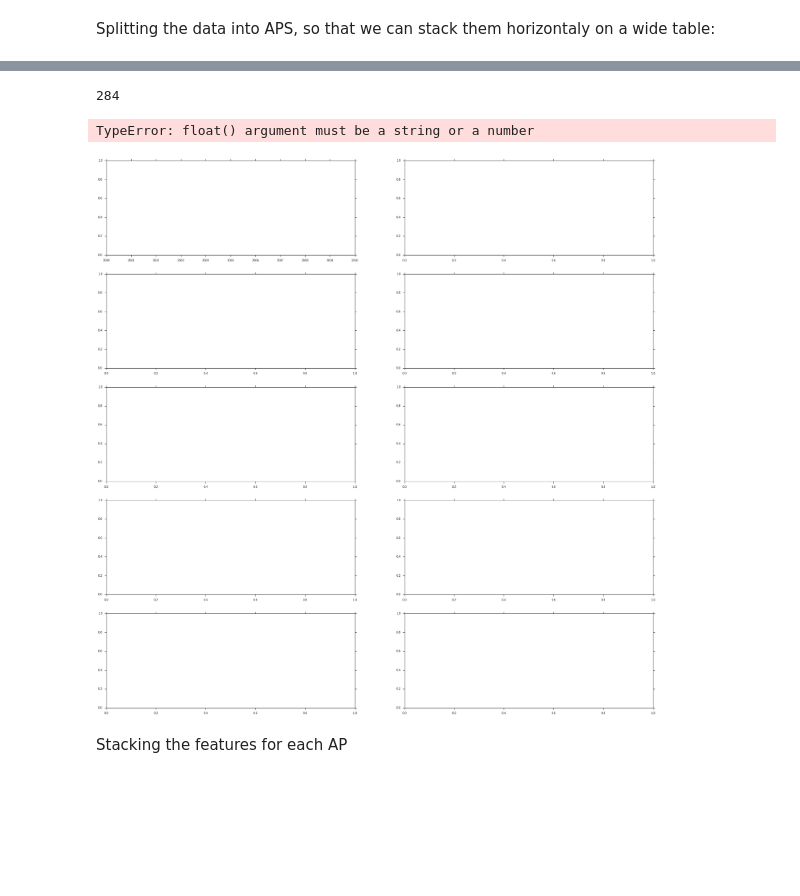
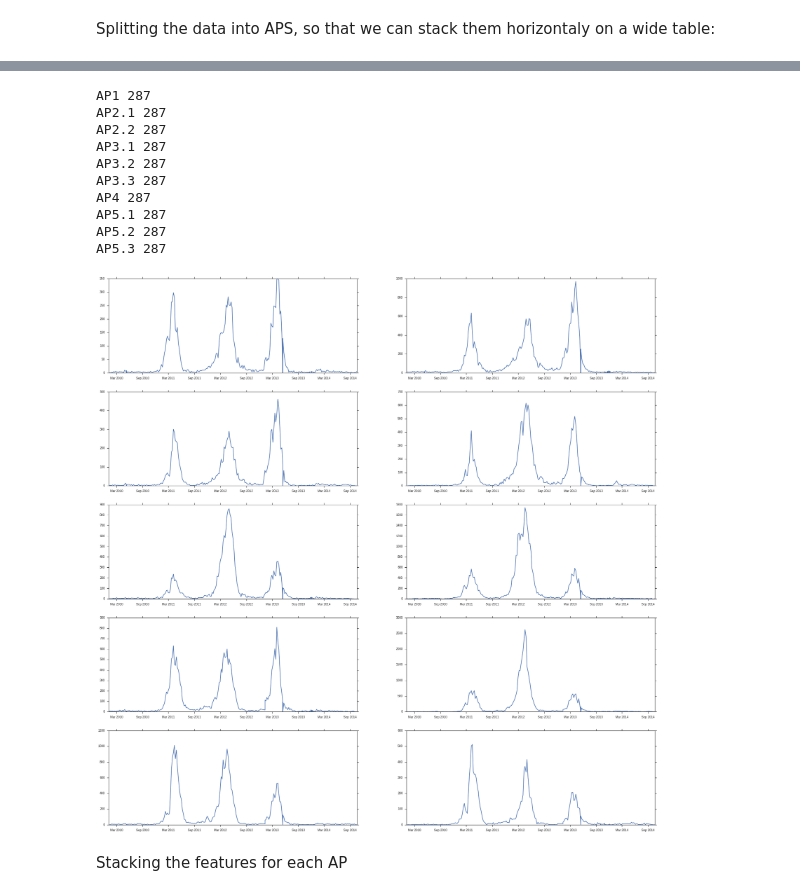
Before and after one commit to AlertaDengue/AlertaDengueAnalise, a Jupyter notebook: ML Approach/Deep Belief in Dengue.ipynb, the cells around one changed output, grey strips where cells are left out. Drawn from its saved outputs; the diff is of its cells as text; code cells hidden in the pictures; blank space fills up the shorter version.

```diff
--- a/ML Approach/Deep Belief in Dengue.ipynb
+++ b/ML Approach/Deep Belief in Dengue.ipynb
@@ -21,6 +21,6 @@ data = pd.read_csv("data_Rt_dengue_big.csv", header=0, delimiter=',', skiprows=[
 # %% [markdown]
 ##Data from 2009-2014 by APS
 # %%
-data_new = pd.read_csv("alertaAPS_201443.csv", header=0, delimiter=',', skiprows=[1, 2, 3],index_col=0, parse_dates=True)
+data_new = pd.read_csv("alertaAPS_201443.csv", header=0, delimiter=',',index_col=0, parse_dates=True)
 len(data_new)
 # %% [output]
@@ -86,7 +86,7 @@ Index([u'SE', u'data', u'tweets', u'estacao', u'casos', u'casosm', u'temp_min',
 # %% [markdown]
 Let's retain only the columns  we need, remove the dates before 2009 and extract APS names for later use:
 # %%
-data_new_filt = data_new_f[['SE', 'data','tweets', 'casos','temp_min', 'alertaCli', 'Rtw', 'Rt', 'pRt1', 'inc','alertaRt', 'alertaCasos', 'cor']]
+data_new_filt = data_new_f[['data','tweets', 'casos','temp_min', 'alertaCli', 'Rtw', 'Rt', 'pRt1', 'inc','alertaRt', 'alertaCasos', 'cor']]
 aps = data_new_filt.index.unique()
 #data_new_filt = data_new_filt.set_index(['SE'], append=True)
 #print aps
@@ -197,6 +200,7 @@ Splitting the data into APS, so that we can stack them horizontaly on a wide tab
 # %%
 features_new = pd.DataFrame()
 ap1 = data_new_filt.ix['AP1']
+
 ap21 = data_new_filt.ix['AP2.1']
 ap22 = data_new_filt.ix['AP2.2']
 ap31 = data_new_filt.ix['AP3.1']
@@ -207,8 +211,10 @@ ap51 = data_new_filt.ix['AP5.1']
 ap52 = data_new_filt.ix['AP5.2']
 ap53 = data_new_filt.ix['AP5.3']
 aps_dfs = [ap1,ap21,ap22,ap31,ap32,ap33,ap4,ap51,ap52,ap53]
-for df,n in zip(aps_dfs,aps):
-    print n
-    df.columns = [l+'_'+n for l in df.columns]
-ap1.columns
+for i,n in enumerate(aps):
+    aps_dfs[i].reset_index(inplace=True)
+    aps_dfs[i].pop('data')
+    aps_dfs[i].pop('APS')
+    aps_dfs[i].columns = [l+'_'+n for l in aps_dfs[i].columns]
+ap1[:2]
 # %% [output]
@@ -226,17 +224,25 @@ Index([u'tweets_AP1', u'casos_AP1', u'temp_min_AP1', u'umid_min_AP1', u'alertaCl
 # %%
 fig, ax = plt.subplots(nrows=5, ncols=2, figsize=(32,32))
 ax = ax.ravel()
 #data_new_filt.ix['AP2.1'].casos.plot()
 #print d.casos
 for j, ap in enumerate(aps):
     d = data_new_filt.ix[ap]
     n = len(d)
-    print n
-    ax[j].vlines(x=d.data, ymin=zeros(n), ymax=d.casos)#, colors=[pal[int(i)-1] for i in d.cor])
+    print ap,n
+    #ax[j].vlines(x=d.data, ymin=zeros(n), ymax=d.casos)#, colors=[pal[int(i)-1] for i in d.cor])
     ax[j].plot(d.data, d.casos)#, colors=[pal[int(i)-1] for i in d.cor])
 # %% [output]
-284
+AP1 287
+AP2.1 287
+AP2.2 287
+AP3.1 287
+AP3.2 287
+AP3.3 287
+AP4 287
+AP5.1 287
+AP5.2 287
+AP5.3 287
-TypeError: float() argument must be a string or a number
-[figure, old version]
+[figure, new version]
 # %% [markdown]
 Stacking the features for each AP
```
Also changed, not shown: parts of 24 cells of this notebook.
